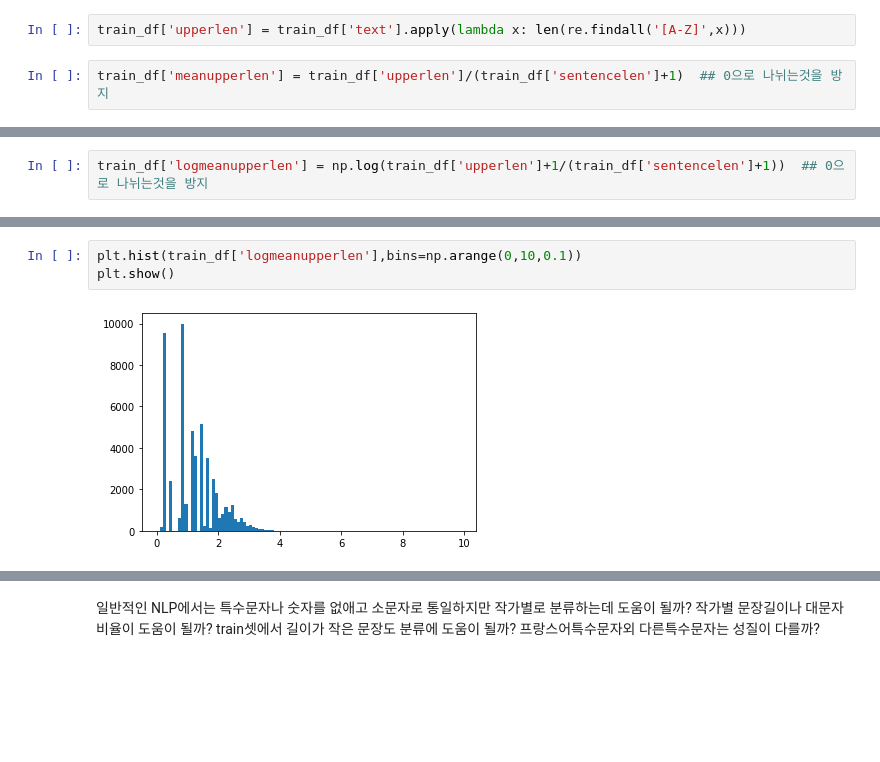
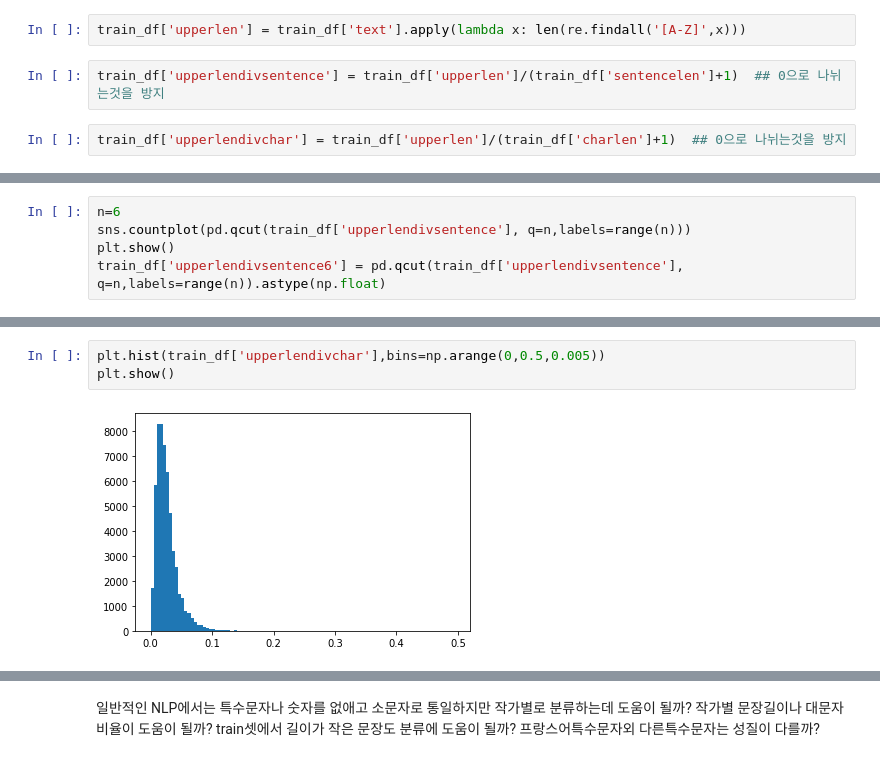
Before and after one commit to jwengr/dacon, a Jupyter notebook: 소설 작가 분류 AI 경진대회/EDA.ipynb, the cells around one changed output, grey strips where cells are left out. Cells and saved outputs as stored; diff of their text form; blank space fills up the shorter version.

```diff
--- a/소설 작가 분류 AI 경진대회/EDA.ipynb
+++ b/소설 작가 분류 AI 경진대회/EDA.ipynb
@@ -168,5 +199,7 @@ plt.plot()
 # %%
 train_df['upperlen'] = train_df['text'].apply(lambda x: len(re.findall('[A-Z]',x)))
 # %%
-train_df['meanupperlen'] = train_df['upperlen']/(train_df['sentencelen']+1)  ## 0으로 나뉘는것을 방지
+train_df['upperlendivsentence'] = train_df['upperlen']/(train_df['sentencelen']+1)  ## 0으로 나뉘는것을 방지
+# %%
+train_df['upperlendivchar'] = train_df['upperlen']/(train_df['charlen']+1)  ## 0으로 나뉘는것을 방지
 # %%
@@ -183,2 +222,5 @@ plt.show()
-# %%
-train_df['logmeanupperlen'] = np.log(train_df['upperlen']+1/(train_df['sentencelen']+1))  ## 0으로 나뉘는것을 방지
+# %%
+n=6
+sns.countplot(pd.qcut(train_df['upperlendivsentence'], q=n,labels=range(n)))
+plt.show()
+train_df['upperlendivsentence6'] = pd.qcut(train_df['upperlendivsentence'], q=n,labels=range(n)).astype(np.float)
@@ -185,5 +229,5 @@ train_df['logmeanupperlen'] = np.log(train_df['upperlen']+1/(train_df['sentencel
 # %%
-plt.hist(train_df['logmeanupperlen'],bins=np.arange(0,10,0.1))
+plt.hist(train_df['upperlendivchar'],bins=np.arange(0,0.5,0.005))
 plt.show()
 # %% [output]
-[figure, old version]
+[figure, new version]
```
Also changed, not shown: parts of 34 cells of this notebook.
